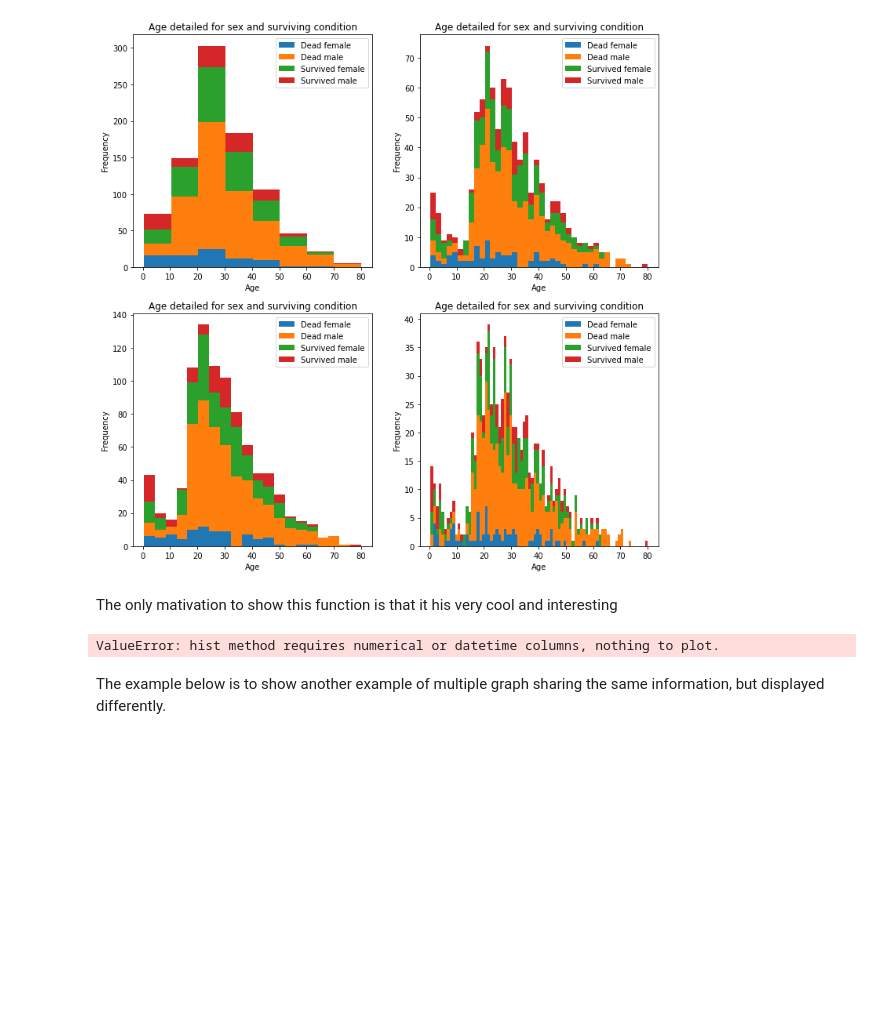
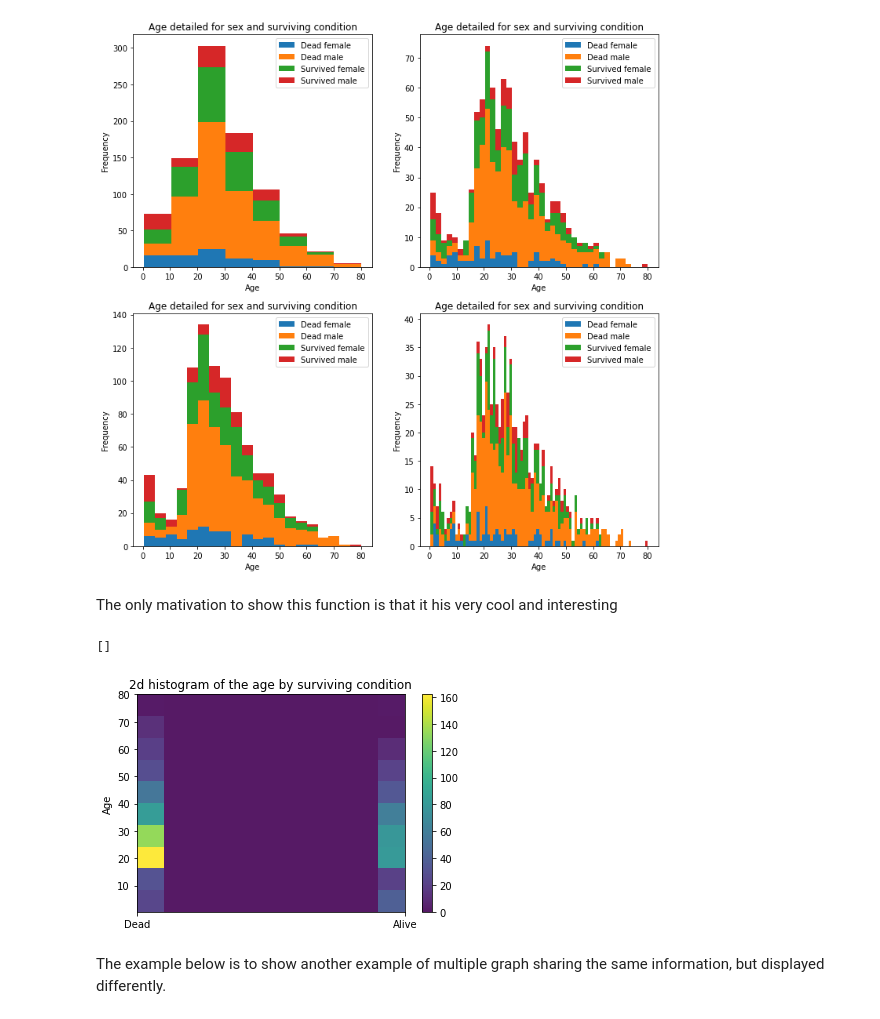
Before and after one commit to MartaVallejo/MachineLearning, a Jupyter notebook: DataPreprocessing.ipynb, the cells around one changed output. Drawn from its saved outputs; the diff is of its cells as text; code cells hidden in the pictures; blank space fills up the shorter version.

Commit message:
FIX error and things that shouldn't have been upload

```diff
--- a/DataPreprocessing.ipynb
+++ b/DataPreprocessing.ipynb
@@ -303,18 +303,16 @@ for i in range(2):
 [figure]
 # %% [markdown]
 The only mativation to show this function is that it his very cool and interesting
-# %%
-import seaborn
-dataset.hist(column='Sex')
-# %% [output]
-ValueError: hist method requires numerical or datetime columns, nothing to plot.
 # %%
-plt.hist2d(dataset['Sex']=='male', dataset['Age'], alpha=0.9)
+plt.hist2d(dataset['Survived'], dataset['Age'], alpha=0.9)
 plt.xticks([0,1], ['Dead', 'Alive'])
 plt.ylabel('Age')
 plt.colorbar()
 plt.title('2d histogram of the age by surviving condition')
 plt.plot()
+# %% [output]
+[]
+[figure, added]
 # %% [markdown]
 The example below is to show another example of multiple graph sharing the same information, but displayed differently.
 # %%
```
Also changed, not shown: parts of 5 cells of this notebook.
